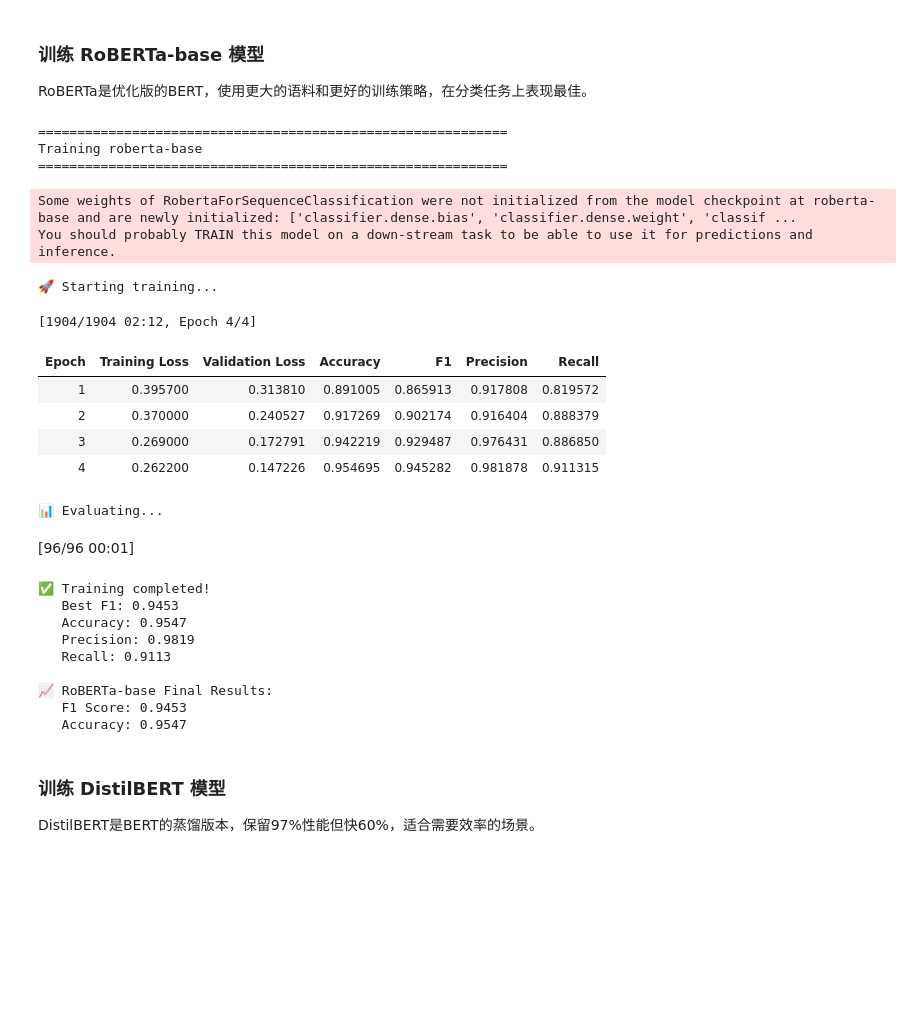
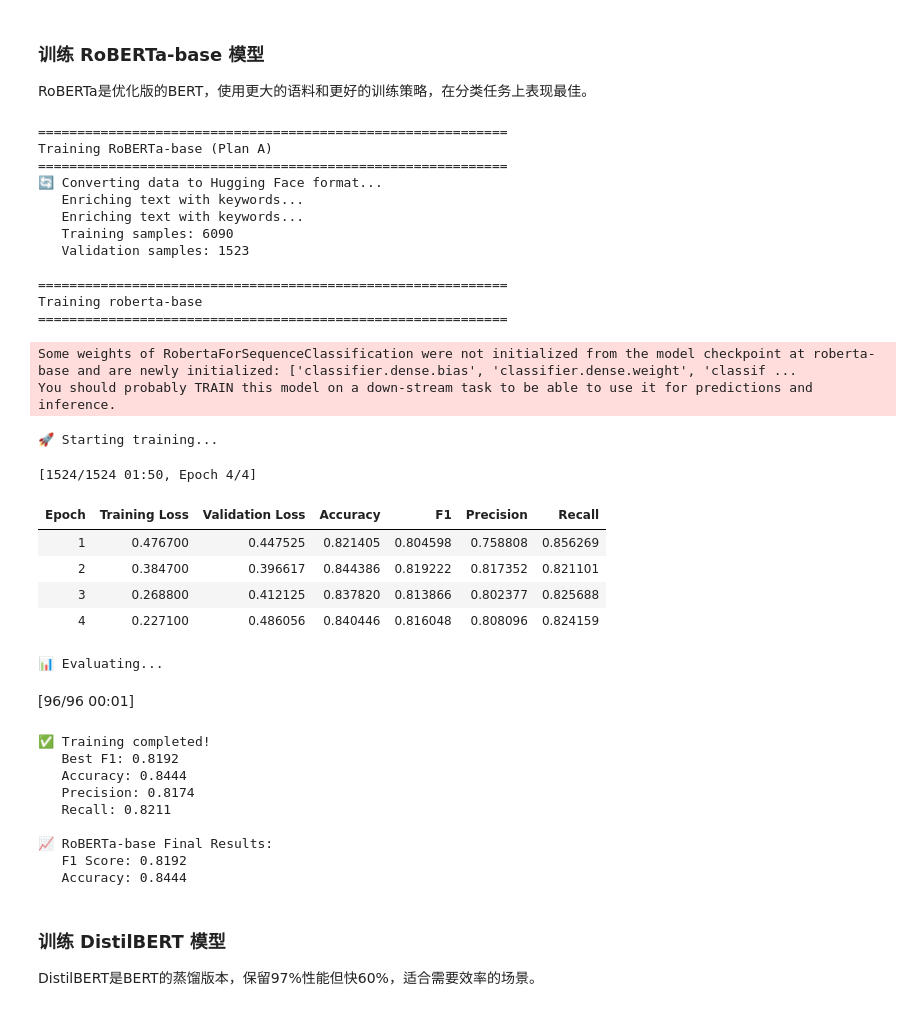
Before and after one commit to RockDeng110/Natural-Language-Processing-with-Disaster-Tweets, a Jupyter notebook: notebooks/00_complete_workflow_simple.ipynb, the cells around one changed output. Cells and saved outputs as stored; diff of their text form; code cells hidden in the pictures; blank space fills up the shorter version.

```diff
--- a/notebooks/00_complete_workflow_simple.ipynb
+++ b/notebooks/00_complete_workflow_simple.ipynb
@@ -2124,48 +2366,94 @@ print("✅ Transformer training utilities ready")
 RoBERTa是优化版的BERT，使用更大的语料和更好的训练策略，在分类任务上表现最佳。
 # %%
 # 训练 RoBERTa-base
+from datasets import Dataset
+import pandas as pd
+
+print("=" * 60)
+print("Training RoBERTa-base (Plan A)")
+print("=" * 60)
+
+# 1. Helper to ensure text is enriched (Keyword + Text)
+def ensure_enriched(df):
+    df = df.copy()
+    if 'text_enriched' not in df.columns:
+        print("   Enriching text with keywords...")
+        df['keyword'] = df['keyword'].fillna('')
+        # Combine: "keyword : text"
+        df['text_enriched'] = df.apply(lambda x: f"{x['keyword']} : {x['text']}" if x['keyword'] else x['text'], axis=1)
+    return df
+
+# 2. Prepare Data (Convert Pandas -> Hugging Face Dataset)
+# We use the 'text_enriched' column as the input 'text' for the model
+print("🔄 Converting data to Hugging Face format...")
+train_df_enrich = ensure_enriched(train_data)
+val_df_enrich = ensure_enriched(val_data)
+
+hf_train_dataset = Dataset.from_dict({
+    'text': train_df_enrich['text_enriched'].tolist(),
+    'label': train_df_enrich['target'].tolist()
+})
+
+hf_val_dataset = Dataset.from_dict({
+    'text': val_df_enrich['text_enriched'].tolist(),
+    'label': val_df_enrich['target'].tolist()
+})
+
+print(f"   Training samples: {len(hf_train_dataset)}")
+print(f"   Validation samples: {len(hf_val_dataset)}")
+
+# 3. Train
 roberta_trainer, roberta_results = train_transformer_model(
     model_name='roberta-base',
     output_dir='./models/roberta_disaster',
-    train_dataset=train_dataset,
-    val_dataset=val_dataset,
+    train_dataset=hf_train_dataset,   # Pass the HF dataset, not the PyTorch one
+    val_dataset=hf_val_dataset,
     num_epochs=4,
     batch_size=16
 )
 
 # 保存最终结果
 roberta_f1 = roberta_results['eval_f1']
 roberta_acc = roberta_results['eval_accuracy']
 roberta_precision = roberta_results['eval_precision']
 roberta_recall = roberta_results['eval_recall']
 
 print(f"\n📈 RoBERTa-base Final Results:")
 print(f"   F1 Score: {roberta_f1:.4f}")
 print(f"   Accuracy: {roberta_acc:.4f}")
 # %% [output]
+============================================================
+Training RoBERTa-base (Plan A)
+============================================================
+🔄 Converting data to Hugging Face format...
+   Enriching text with keywords...
+   Enriching text with keywords...
+   Training samples: 6090
+   Validation samples: 1523
+
 ============================================================
 Training roberta-base
 ============================================================
 Some weights of RobertaForSequenceClassification were not initialized from the model checkpoint at roberta-base and are newly initialized: ['classifier.dense.bias', 'classifier.dense.weight', 'classif ...
 You should probably TRAIN this model on a down-stream task to be able to use it for predictions and inference.
 🚀 Starting training...
-[1904/1904 02:12, Epoch 4/4]
+[1524/1524 01:50, Epoch 4/4]
 | Epoch | Training Loss | Validation Loss | Accuracy | F1 | Precision | Recall |
-| 1 | 0.395700 | 0.313810 | 0.891005 | 0.865913 | 0.917808 | 0.819572 |
-| 2 | 0.370000 | 0.240527 | 0.917269 | 0.902174 | 0.916404 | 0.888379 |
-| 3 | 0.269000 | 0.172791 | 0.942219 | 0.929487 | 0.976431 | 0.886850 |
-| 4 | 0.262200 | 0.147226 | 0.954695 | 0.945282 | 0.981878 | 0.911315 |
+| 1 | 0.476700 | 0.447525 | 0.821405 | 0.804598 | 0.758808 | 0.856269 |
+| 2 | 0.384700 | 0.396617 | 0.844386 | 0.819222 | 0.817352 | 0.821101 |
+| 3 | 0.268800 | 0.412125 | 0.837820 | 0.813866 | 0.802377 | 0.825688 |
+| 4 | 0.227100 | 0.486056 | 0.840446 | 0.816048 | 0.808096 | 0.824159 |
 📊 Evaluating...
 [96/96 00:01]
 ✅ Training completed!
-   Best F1: 0.9453
-   Accuracy: 0.9547
-   Precision: 0.9819
-   Recall: 0.9113
+   Best F1: 0.8192
+   Accuracy: 0.8444
+   Precision: 0.8174
+   Recall: 0.8211
 
 📈 RoBERTa-base Final Results:
-   F1 Score: 0.9453
-   Accuracy: 0.9547
+   F1 Score: 0.8192
+   Accuracy: 0.8444
 # %% [markdown]
 ### 训练 DistilBERT 模型
 
```
Also changed, not shown: parts of 12 cells of this notebook.
